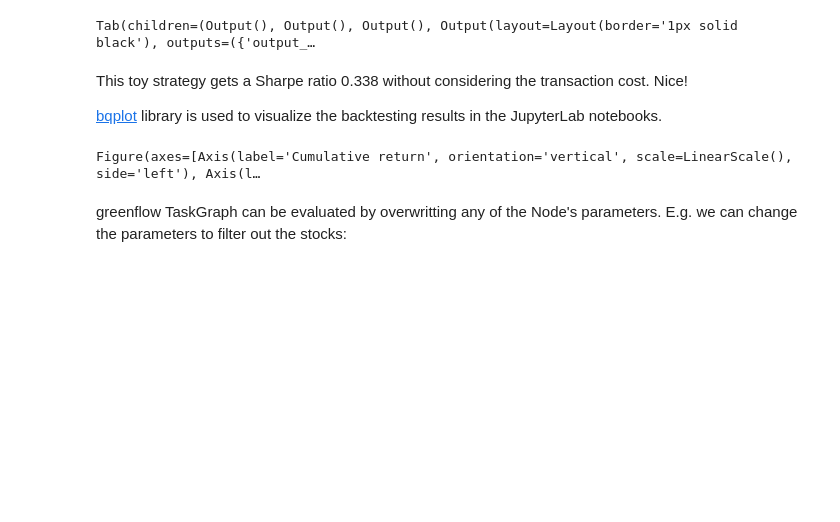
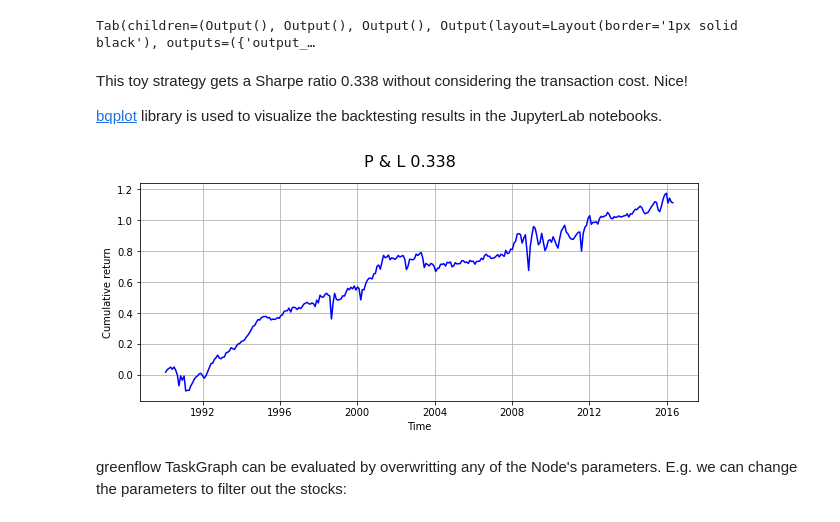
Before and after one commit to NVIDIA/fsi-samples, a Jupyter notebook: gQuant/plugins/gquant_plugin/notebooks/04_portfolio_trade.ipynb, the cells around one changed output. Cells and saved outputs as stored; diff of their text form; code cells hidden in the pictures; blank space fills up the shorter version.

```diff
--- a/gQuant/plugins/gquant_plugin/notebooks/04_portfolio_trade.ipynb
+++ b/gQuant/plugins/gquant_plugin/notebooks/04_portfolio_trade.ipynb
@@ -347,19 +344,17 @@ This toy strategy gets a Sharpe ratio 0.338 without considering the transaction
 # %%
 # define the function to format the plots
 def plot_figures(outputs):
     # format the figures
-    figure_width = '1200px'
-    figure_height = '400px'
-    sharpe_number = outputs[0]
-    cum_return = outputs[1]
-    cum_return.layout.height = figure_height
-    cum_return.layout.width = figure_width
-    cum_return.title = 'P & L %.3f' % (sharpe_number)
+
+    sharpe_number = outputs['sharpe_ratio.sharpe_out']
+    cum_return = outputs['cumulative_return.cum_return']
+    cum_return.set_figwidth(10)
+    cum_return.suptitle('P & L %.3f' % (sharpe_number), fontsize=16)
     return cum_return
 
 plot_figures(o_gpu)
 # %% [output]
-Figure(axes=[Axis(label='Cumulative return', orientation='vertical', scale=LinearScale(), side='left'), Axis(l…
+[figure, added]
 # %% [markdown]
 greenflow TaskGraph can be evaluated by overwritting any of the Node's parameters. E.g. we can change the parameters to filter out the stocks:
 # %%
```
Also changed, not shown: parts of 12 cells of this notebook, 32 other files.
